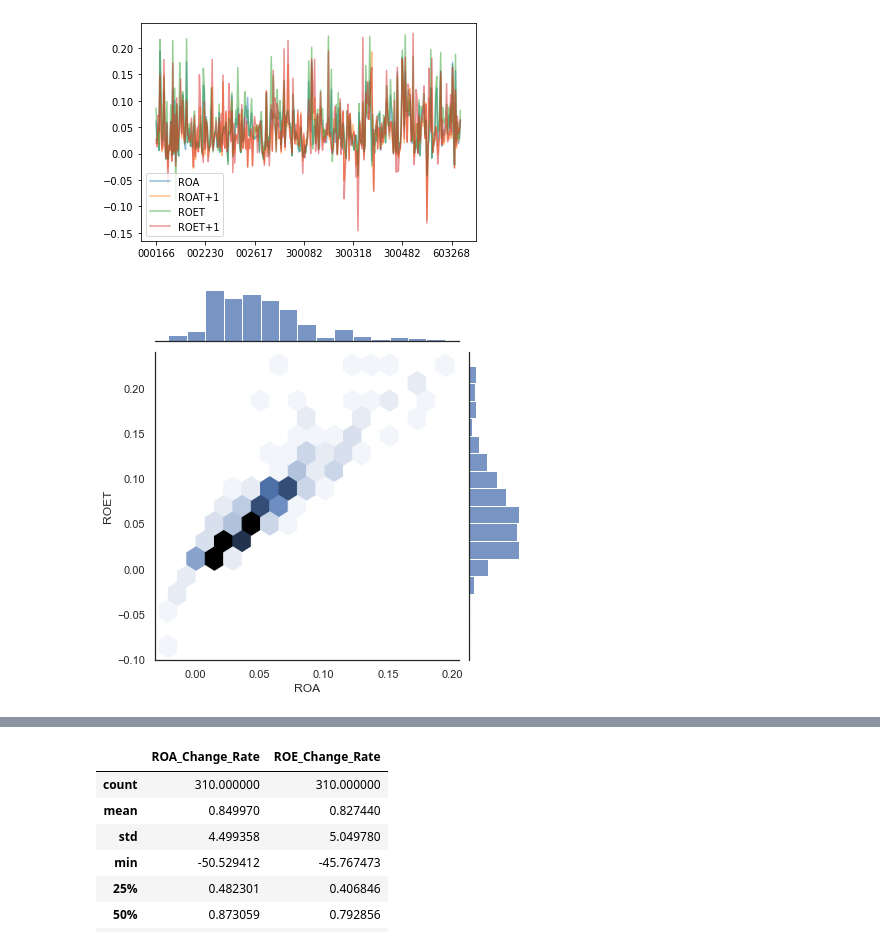
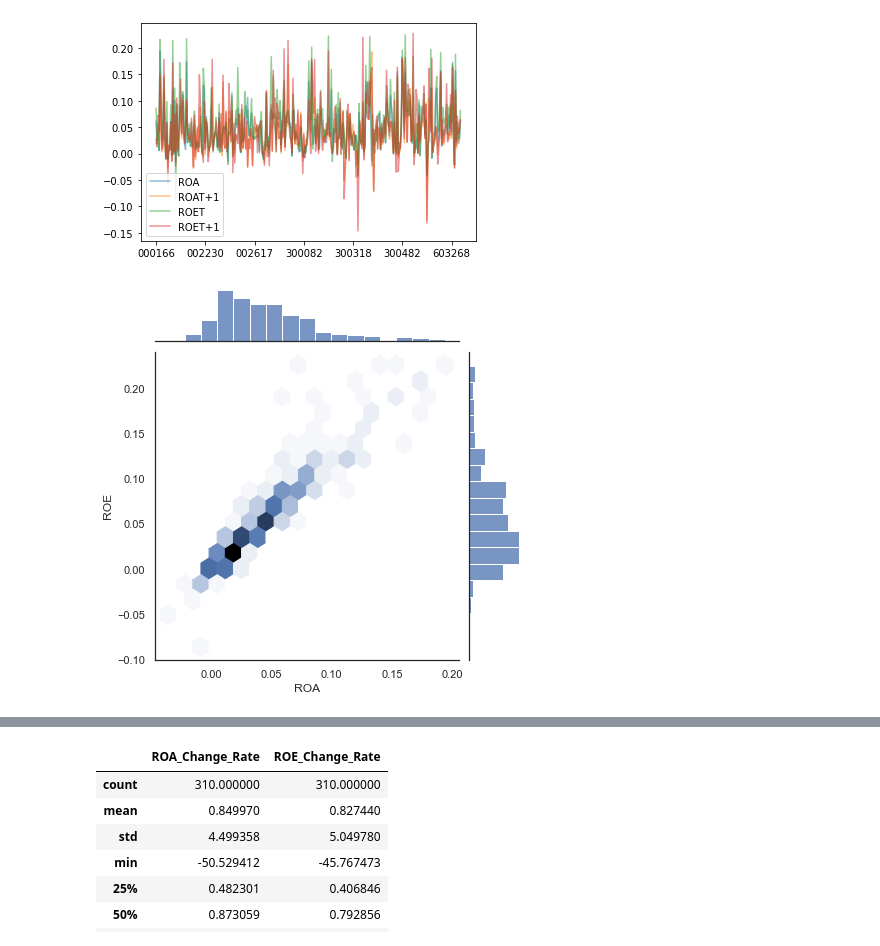
Before and after one commit to YunmaoLeo/Python-DataAnalysis-FInancialEvent-Lejie, a Jupyter notebook: Data-Visualization on M&A.ipynb, the cells around one changed output, grey strips where cells are left out. Drawn from its saved outputs; the diff is of its cells as text; code cells hidden in the pictures.

```diff
--- a/Data-Visualization on M&A.ipynb
+++ b/Data-Visualization on M&A.ipynb
@@ -124,8 +124,6 @@ plt.ylabel('ROA',loc='top')
 # %% [output]
 Text(0, 1, 'ROA')
 [figure]
-# %%
-sheet.drop('Delta_ROA',axis=1,inplace=True)
 # %%
 sheet.columns
 # %% [output]
@@ -185,13 +183,15 @@ sheet[['ROA','ROAT+1','ROET','ROET+1']].plot(alpha=0.5)
 # %% [output]
 <AxesSubplot:>
 [figure]
+# %%
+sheet['ROE']=sheet['ROET']
 # %%
 import seaborn as sns;sns.set()
 # %%
 #联合分布
 with sns.axes_style('white'):
-    sns.jointplot(x='ROA',y='ROET',data=sheet,kind='hex')
+    sns.jointplot(x='ROA',y='ROE',data=sheet,kind='hex')
 # %% [output]
-[figure, old version]
+[figure, new version]
 # %%
 #ROA ROE四变量矩阵图
```
Also changed, not shown: parts of 14 cells of this notebook, 7 other files.
